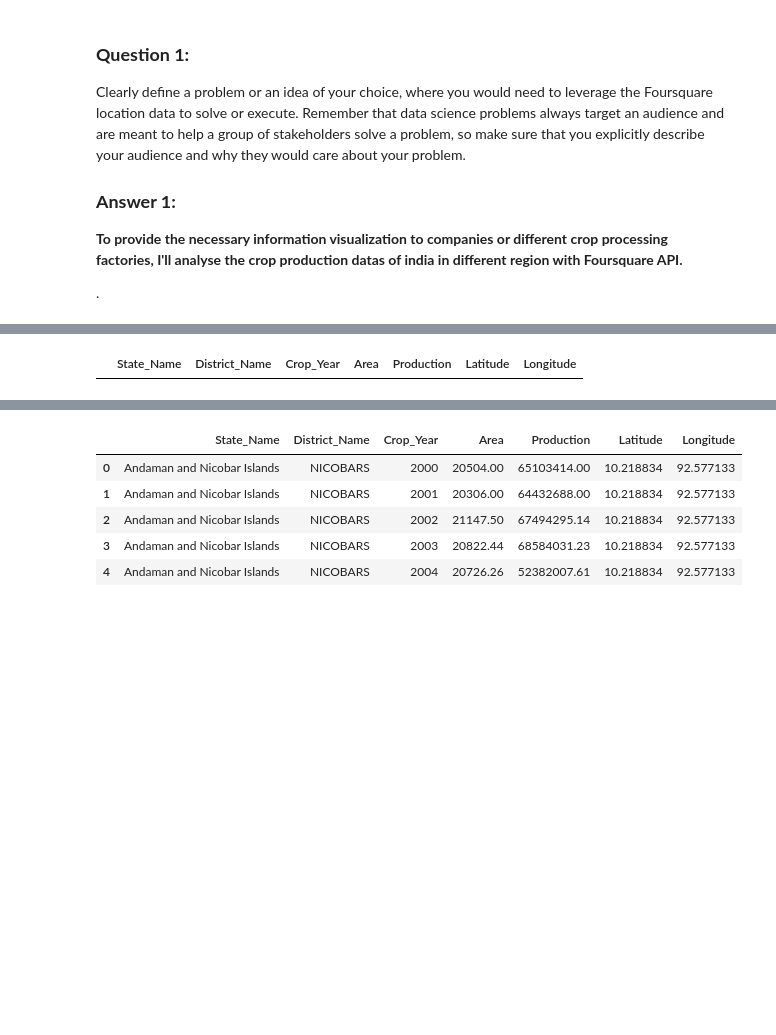
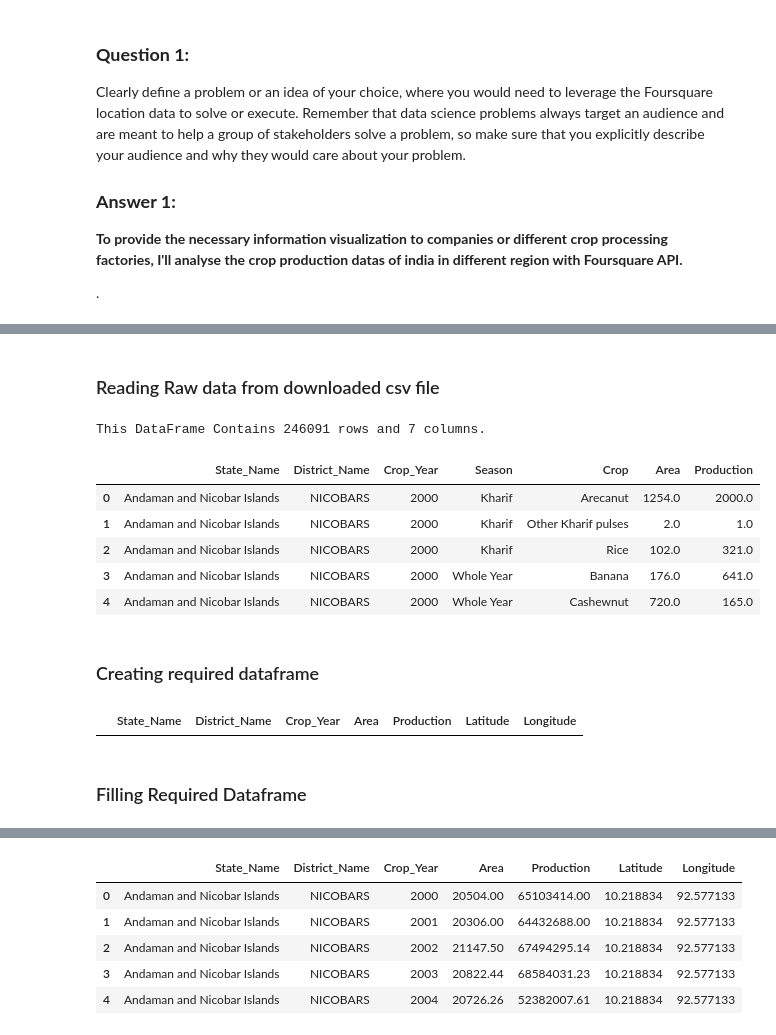
Before and after one commit to nilotpal0/Coursera_Capstone_Applied_Data_Science, a Jupyter notebook: The_Battle_of_Neighborhoods.ipynb, the cells around one changed output, grey strips where cells are left out. Drawn from its saved outputs; the diff is of its cells as text; code cells hidden in the pictures; blank space fills up the shorter version.

```diff
--- a/The_Battle_of_Neighborhoods.ipynb
+++ b/The_Battle_of_Neighborhoods.ipynb
@@ -69,3 +53,20 @@ df.head(10)
+# %% [markdown]
+### Reading Raw data from downloaded csv file
+# %%
+df = pd.read_csv('crop_production.csv')
+sh = df.shape
+print('This DataFrame Contains {} rows and {} columns.'.format(sh[0], sh[1]))
+df.head()
+# %% [output]
+This DataFrame Contains 246091 rows and 7 columns.
+|  | State_Name | District_Name | Crop_Year | Season | Crop | Area | Production |
+| 0 | Andaman and Nicobar Islands | NICOBARS | 2000 | Kharif | Arecanut | 1254.0 | 2000.0 |
+| 1 | Andaman and Nicobar Islands | NICOBARS | 2000 | Kharif | Other Kharif pulses | 2.0 | 1.0 |
+| 2 | Andaman and Nicobar Islands | NICOBARS | 2000 | Kharif | Rice | 102.0 | 321.0 |
+| 3 | Andaman and Nicobar Islands | NICOBARS | 2000 | Whole Year | Banana | 176.0 | 641.0 |
+| 4 | Andaman and Nicobar Islands | NICOBARS | 2000 | Whole Year | Cashewnut | 720.0 | 165.0 |
+# %% [markdown]
+### Creating required dataframe
 # %%
 df2 = pd.DataFrame(columns=['State_Name', 'District_Name', 'Crop_Year', 'Area', 'Production', 'Latitude', 'Longitude'])
 df2
@@ -84,6 +86,8 @@ def get_loc(dist, state):
             location = geolocator.geocode(state)
             print(location)
     return location
+# %% [markdown]
+### Filling Required Dataframe
 # %%
 area = 0
 prod = 0
```
Also changed, not shown: parts of 8 cells of this notebook.
